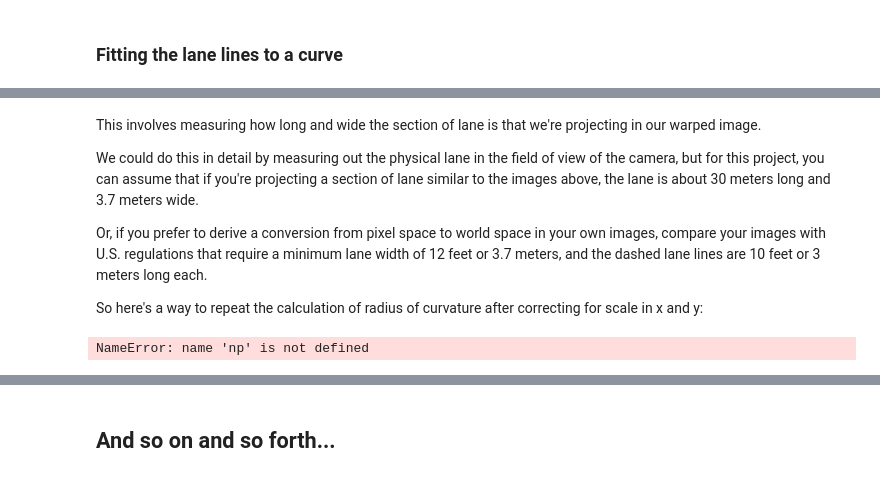
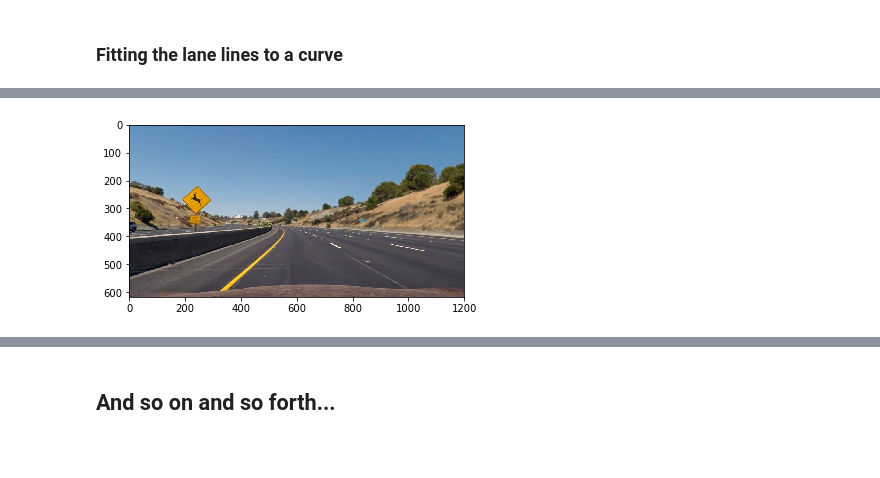
Before and after one commit to BrianStiner-zz/MathMagicMachine, a Jupyter notebook: Project4-CarND/example.ipynb, the cells around one changed output, grey strips where cells are left out. Drawn from its saved outputs; the diff is of its cells as text; code cells hidden in the pictures; blank space fills up the shorter version.

```diff
--- a/Project4-CarND/example.ipynb
+++ b/Project4-CarND/example.ipynb
@@ -321,25 +209,0 @@ print(left_curverad, right_curverad)
-# %% [markdown]
-This involves measuring how long and wide the section of lane is that we're projecting in our warped image.
-
-We could do this in detail by measuring out the physical lane in the field of view of the camera, but for this project, you can assume that if you're projecting a section of lane similar to the images above, the lane is about 30 meters long and 3.7 meters wide.
-
-Or, if you prefer to derive a conversion from pixel space to world space in your own images, compare your images with U.S. regulations that require a minimum lane width of 12 feet or 3.7 meters, and the dashed lane lines are 10 feet or 3 meters long each.
-
-So here's a way to repeat the calculation of radius of curvature after correcting for scale in x and y:
-# %%
-# Define conversions in x and y from pixels space to meters
-xm_per_pix = 3.7 / 652      # meters per pixel in x dimension (lane width in US = 3.7 m)
-ym_per_pix = 3.0 / 80       # meters per pixel in y dimension (dashed marker length in US = 3.0 m)
-cam_pos_x = 1280 / 2.       # camera x-position in pixel (center of image)
-
-# Fit new polynomials to x,y in world space
-left_fit_cr = np.polyfit(lefty*ym_per_pix, leftx*xm_per_pix, 2)
-right_fit_cr = np.polyfit(righty*ym_per_pix, rightx*xm_per_pix, 2)
-# Calculate the new radii of curvature
-left_curverad = ((1 + (2*left_fit_cr[0]*y_eval*ym_per_pix + left_fit_cr[1])**2)**1.5) / np.absolute(2*left_fit_cr[0])
-right_curverad = ((1 + (2*right_fit_cr[0]*y_eval*ym_per_pix + right_fit_cr[1])**2)**1.5) / np.absolute(2*right_fit_cr[0])
-# Now our radius of curvature is in meters
-print(left_curverad, 'm', right_curverad, 'm')
-# Example values: 632.1 m    626.2 m
-# %% [output]
-NameError: name 'np' is not defined
@@ -345,0 +223,7 @@ NameError: name 'np' is not defined
+# %%
+original_image = load_image('data/test_images/test2.jpg')
+image = undistort(original_image)
+plt.imshow(image)
+plt.show()
+# %% [output]
+[figure, added]
```
Also changed, not shown: parts of 33 cells of this notebook, 47 other files.
